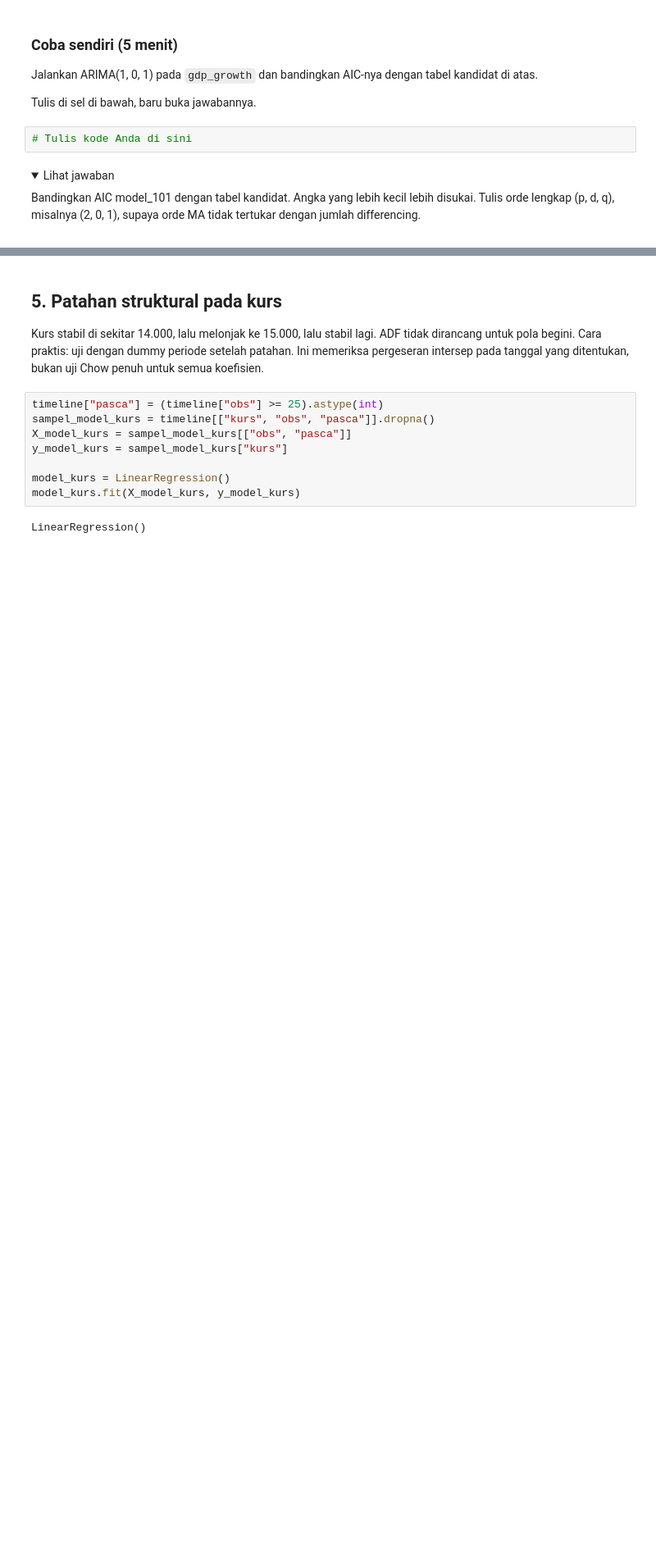
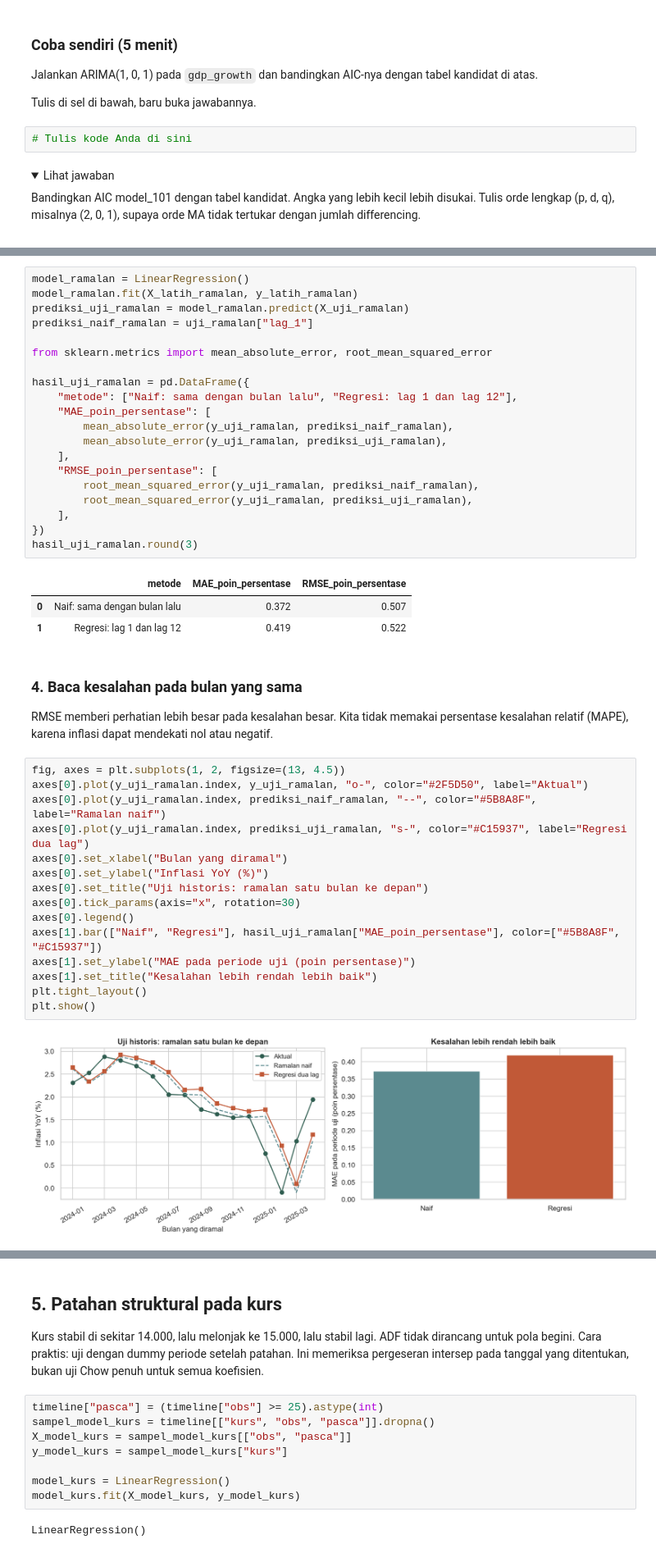
Before and after one commit to akhiyarwaladi/ekonometrika_coding_workshop, a Jupyter notebook: materi/01_ekonometrika/05_deret_waktu_kointegrasi.ipynb, the cells around one changed output, grey strips where cells are left out. Shown at 82% size. Saved outputs shown, nothing was run; the diff lists cells and outputs as text; folded sections open; blank space fills up the shorter version.

```diff
--- a/materi/01_ekonometrika/05_deret_waktu_kointegrasi.ipynb
+++ b/materi/01_ekonometrika/05_deret_waktu_kointegrasi.ipynb
@@ -395,0 +526,46 @@ supaya orde MA tidak tertukar dengan jumlah differencing.
+# %%
+model_ramalan = LinearRegression()
+model_ramalan.fit(X_latih_ramalan, y_latih_ramalan)
+prediksi_uji_ramalan = model_ramalan.predict(X_uji_ramalan)
+prediksi_naif_ramalan = uji_ramalan["lag_1"]
+
+from sklearn.metrics import mean_absolute_error, root_mean_squared_error
+
+hasil_uji_ramalan = pd.DataFrame({
+    "metode": ["Naif: sama dengan bulan lalu", "Regresi: lag 1 dan lag 12"],
+    "MAE_poin_persentase": [
+        mean_absolute_error(y_uji_ramalan, prediksi_naif_ramalan),
+        mean_absolute_error(y_uji_ramalan, prediksi_uji_ramalan),
+    ],
+    "RMSE_poin_persentase": [
+        root_mean_squared_error(y_uji_ramalan, prediksi_naif_ramalan),
+        root_mean_squared_error(y_uji_ramalan, prediksi_uji_ramalan),
+    ],
+})
+hasil_uji_ramalan.round(3)
+# %% [output]
+|  | metode | MAE_poin_persentase | RMSE_poin_persentase |
+| 0 | Naif: sama dengan bulan lalu | 0.372 | 0.507 |
+| 1 | Regresi: lag 1 dan lag 12 | 0.419 | 0.522 |
+# %% [markdown]
+### 4. Baca kesalahan pada bulan yang sama
+
+RMSE memberi perhatian lebih besar pada kesalahan besar. Kita tidak memakai
+persentase kesalahan relatif (MAPE), karena inflasi dapat mendekati nol atau negatif.
+# %%
+fig, axes = plt.subplots(1, 2, figsize=(13, 4.5))
+axes[0].plot(y_uji_ramalan.index, y_uji_ramalan, "o-", color="#2F5D50", label="Aktual")
+axes[0].plot(y_uji_ramalan.index, prediksi_naif_ramalan, "--", color="#5B8A8F", label="Ramalan naif")
+axes[0].plot(y_uji_ramalan.index, prediksi_uji_ramalan, "s-", color="#C15937", label="Regresi dua lag")
+axes[0].set_xlabel("Bulan yang diramal")
+axes[0].set_ylabel("Inflasi YoY (%)")
+axes[0].set_title("Uji historis: ramalan satu bulan ke depan")
+axes[0].tick_params(axis="x", rotation=30)
+axes[0].legend()
+axes[1].bar(["Naif", "Regresi"], hasil_uji_ramalan["MAE_poin_persentase"], color=["#5B8A8F", "#C15937"])
+axes[1].set_ylabel("MAE pada periode uji (poin persentase)")
+axes[1].set_title("Kesalahan lebih rendah lebih baik")
+plt.tight_layout()
+plt.show()
+# %% [output]
+[figure, added]
```
Also changed, not shown: parts of 16 cells of this notebook, 41 other files.
